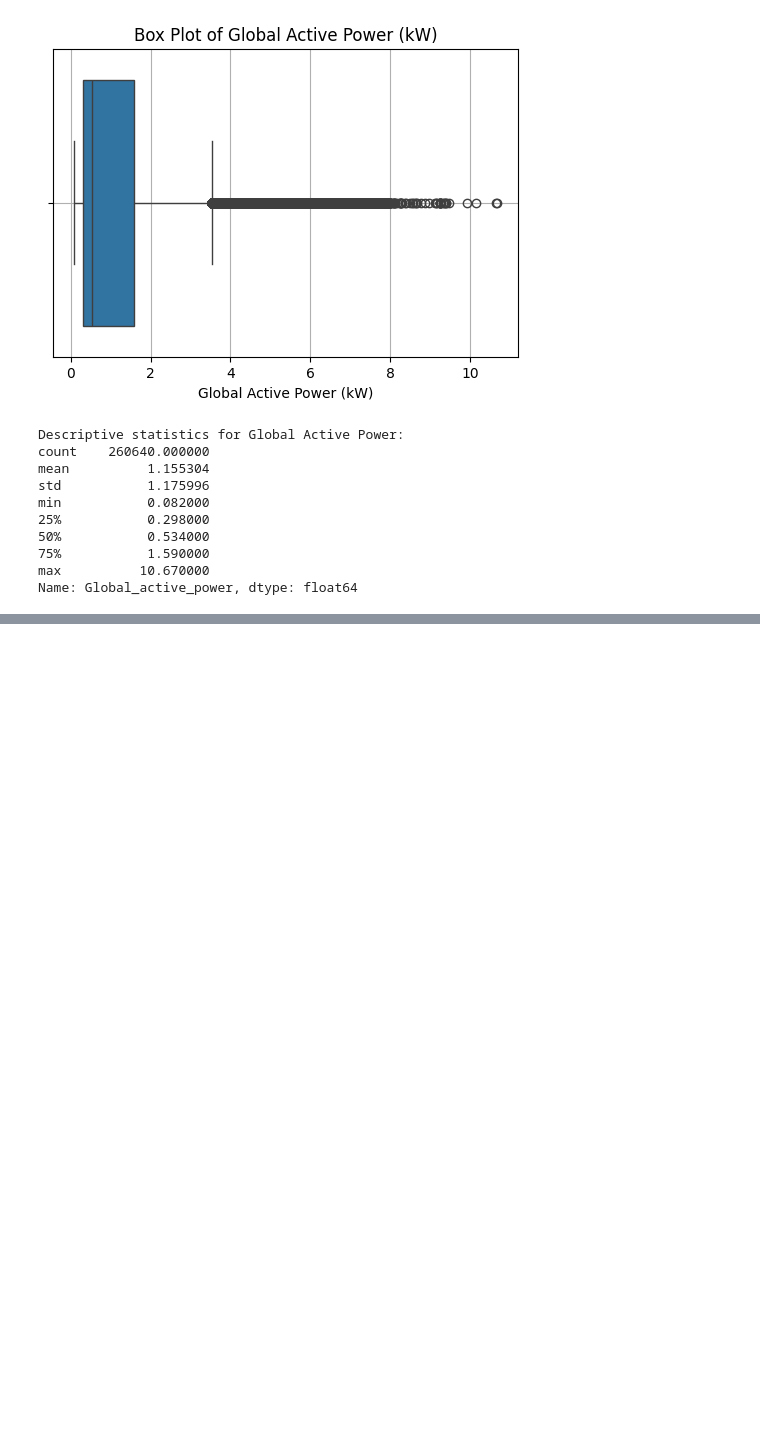
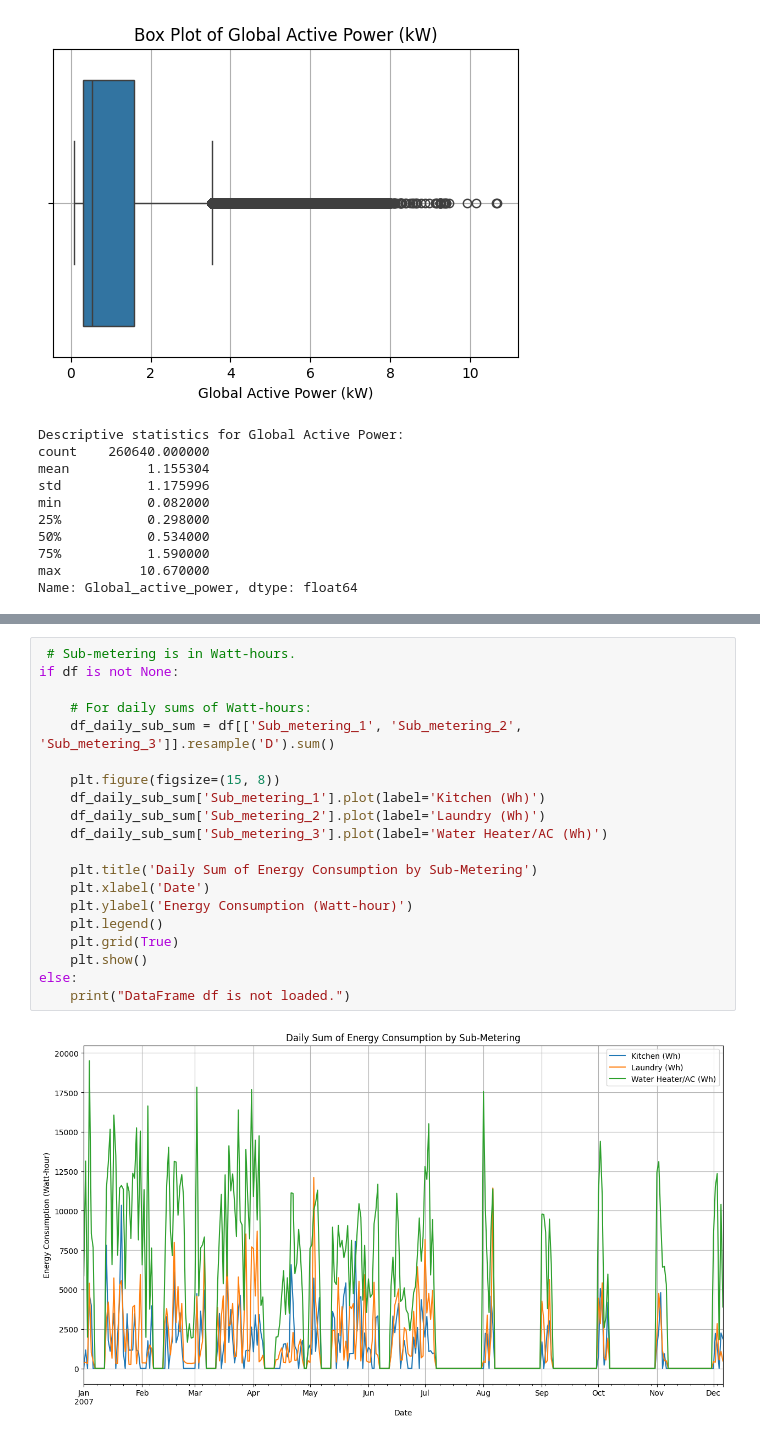
Before and after one commit to rshikha95/Sustainability-Energy-Project, a Jupyter notebook: 01_Data_Loading_and_EDA.ipynb, the cells around one changed output, grey strips where cells are left out. Cells and saved outputs as stored; diff of their text form; blank space fills up the shorter version.

```diff
--- a/01_Data_Loading_and_EDA.ipynb
+++ b/01_Data_Loading_and_EDA.ipynb
@@ -250,0 +304,22 @@ Name: Global_active_power, dtype: float64
+# %%
+ # Sub-metering is in Watt-hours.
+if df is not None:
+
+    # For daily sums of Watt-hours:
+    df_daily_sub_sum = df[['Sub_metering_1', 'Sub_metering_2', 'Sub_metering_3']].resample('D').sum()
+
+    plt.figure(figsize=(15, 8))
+    df_daily_sub_sum['Sub_metering_1'].plot(label='Kitchen (Wh)')
+    df_daily_sub_sum['Sub_metering_2'].plot(label='Laundry (Wh)')
+    df_daily_sub_sum['Sub_metering_3'].plot(label='Water Heater/AC (Wh)')
+
+    plt.title('Daily Sum of Energy Consumption by Sub-Metering')
+    plt.xlabel('Date')
+    plt.ylabel('Energy Consumption (Watt-hour)')
+    plt.legend()
+    plt.grid(True)
+    plt.show()
+else:
+    print("DataFrame df is not loaded.")
+# %% [output]
+[figure, added]
```
Also changed, not shown: parts of 7 cells of this notebook.
